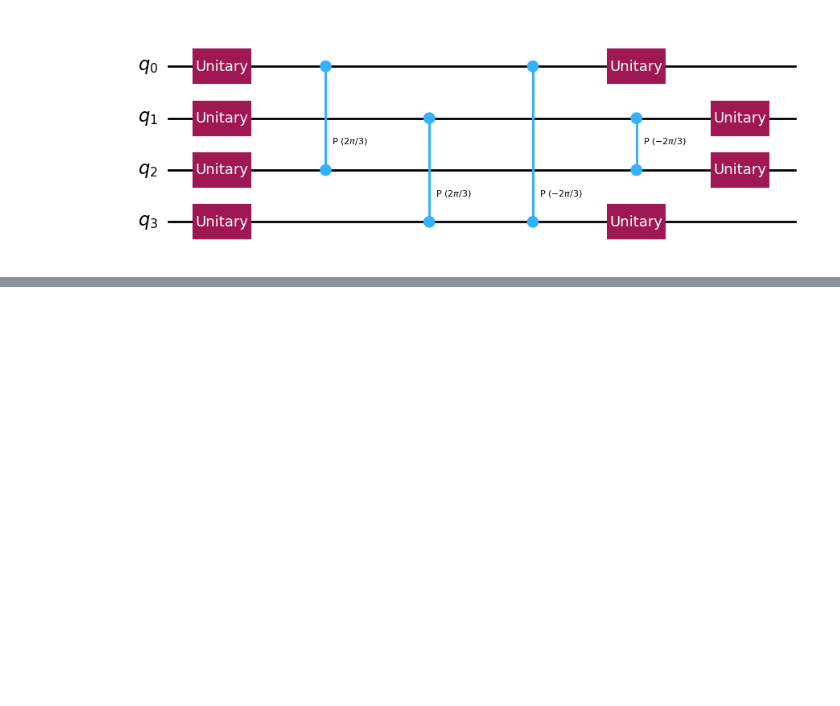
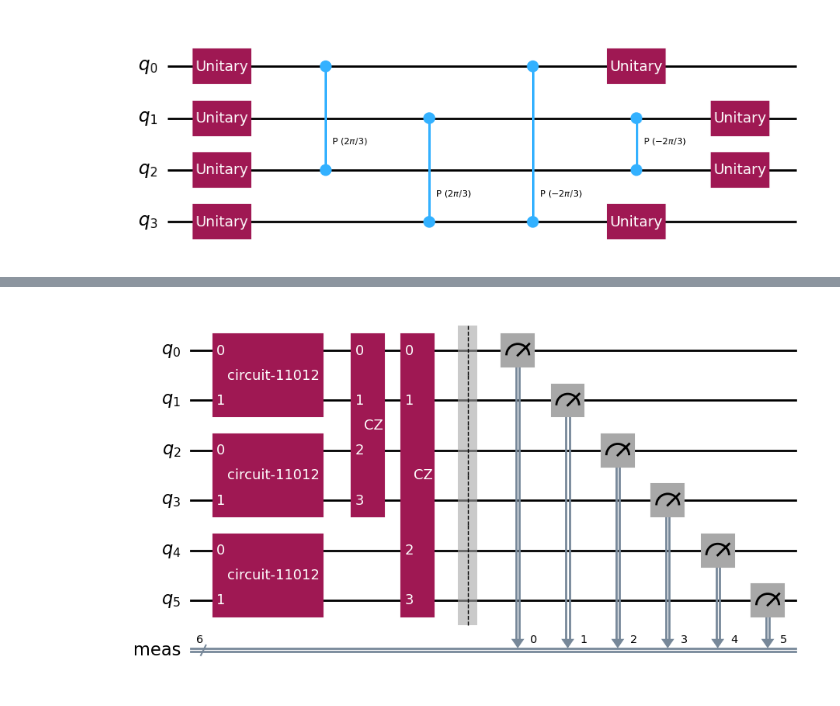
Before and after one commit to slysek/qudityD3, a Jupyter notebook: GHZstate.ipynb, the cells around one changed output, grey strips where cells are left out. Drawn from its saved outputs; the diff is of its cells as text; code cells hidden in the pictures; blank space fills up the shorter version.

```diff
--- a/GHZstate.ipynb
+++ b/GHZstate.ipynb
@@ -279 +282,5 @@ optiGHZ.decompose().depth()
+# %%
+optiGHZ.draw('mpl')
+# %% [output]
+[figure, added]
 # %%
```
Also changed, not shown: parts of 39 cells of this notebook, 1 other file.
